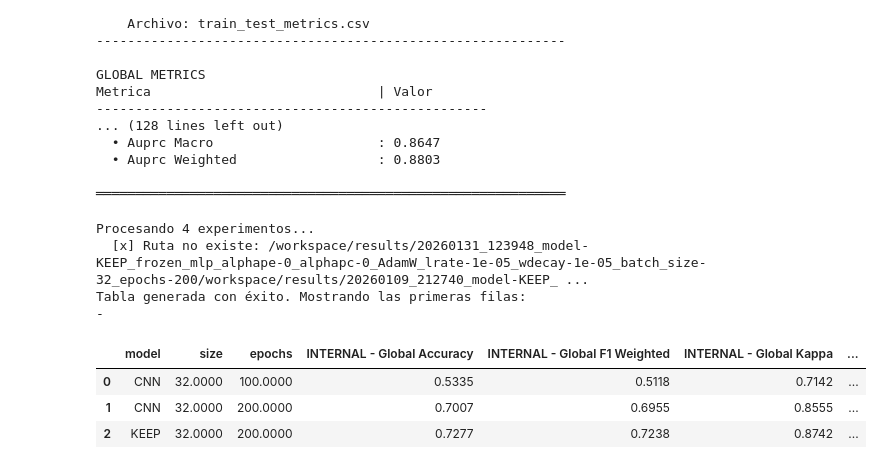
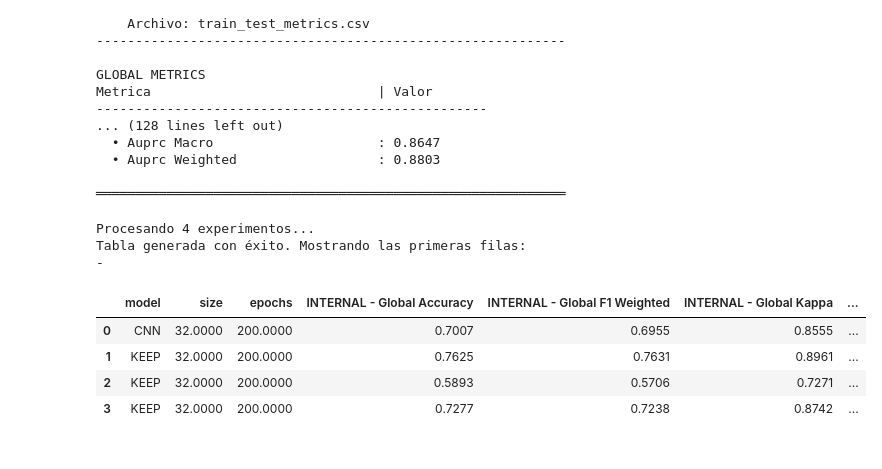
Before and after one commit to Nataliah612/Prost_Graph, a Jupyter notebook: notebooks/results_visualization.ipynb, the cells around one changed output. Saved outputs shown, nothing was run; the diff lists cells and outputs as text; code cells hidden in the pictures.

```diff
--- a/notebooks/results_visualization.ipynb
+++ b/notebooks/results_visualization.ipynb
@@ -370,37 +370,37 @@ def estilizar_tabla(df):
                    ])
 
 # ==============================================================================
 # EJEMPLO DE USO
 # ==============================================================================
 
 # 1. Define tu lista de rutas (puedes usar glob para obtenerlas automáticamente)
 experimentos = [
-    r"/workspace/results/20260127_204442_model-CNN_frozen_mlp_alphape-0_alphapc-0_AdamW_lrate-1e-05_wdecay-1e-05_batch_size-32_epochs-100",
     r"/workspace/results/20260108_150716_model-CNN_frozen_graph_alphape-0_alphapc-0_AdamW_lrate-1e-05_wdecay-1e-05_batch_size-32_epochs-200",
+    r"/workspace/results/20260109_212740_model-KEEP_unfrozen_graph_alphape-0_alphapc-0_AdamW_lrate-1e-05_wdecay-1e-05_batch_size-32_epochs-200",
+    #r"/workspace/results/20260127_113137_model-KEEP_unfrozen_mlp_alphape-0_alphapc-0_AdamW_lrate-1e-05_wdecay-1e-05_batch_size-32_epochs-100",
+    r"/workspace/results/20260131_123948_model-KEEP_frozen_mlp_alphape-0_alphapc-0_AdamW_lrate-1e-05_wdecay-1e-05_batch_size-32_epochs-200",
     r"/workspace/results/20260201_065936_model-KEEP_frozen_graph_alphape-0_alphapc-0_AdamW_lrate-1e-05_wdecay-1e-05_batch_size-32_epochs-200",
-    r"/workspace/results/20260131_123948_model-KEEP_frozen_mlp_alphape-0_alphapc-0_AdamW_lrate-1e-05_wdecay-1e-05_batch_size-32_epochs-200"
-    r"/workspace/results/20260109_212740_model-KEEP_unfrozen_graph_alphape-0_alphapc-0_AdamW_lrate-1e-05_wdecay-1e-05_batch_size-32_epochs-200",
 ]
 
 # O usar glob para coger todas las carpetas en results:
 # import glob
 # experimentos = glob.glob("/workspace/results/*")
 
 # 2. Generar el DataFrame
 df_resultados, df_reducido = generar_tabla_comparativa_red(experimentos)
 
 # 3. Mostrar resultados
 print("Tabla generada con éxito. Mostrando las primeras filas:")
 estilizar_tabla(df_resultados)
 
 print("-")
 estilizar_tabla(df_reducido)
 # %% [output]
 Procesando 4 experimentos...
-  [x] Ruta no existe: /workspace/results/20260131_123948_model-KEEP_frozen_mlp_alphape-0_alphapc-0_AdamW_lrate-1e-05_wdecay-1e-05_batch_size-32_epochs-200/workspace/results/20260109_212740_model-KEEP_ ...
 Tabla generada con éxito. Mostrando las primeras filas:
 -
 |  | model | size | epochs | INTERNAL - Global Accuracy | INTERNAL - Global F1 Weighted | INTERNAL - Global Kappa | ... |
-| 0 | CNN | 32.0000 | 100.0000 | 0.5335 | 0.5118 | 0.7142 | ... |
-| 1 | CNN | 32.0000 | 200.0000 | 0.7007 | 0.6955 | 0.8555 | ... |
-| 2 | KEEP | 32.0000 | 200.0000 | 0.7277 | 0.7238 | 0.8742 | ... |
+| 0 | CNN | 32.0000 | 200.0000 | 0.7007 | 0.6955 | 0.8555 | ... |
+| 1 | KEEP | 32.0000 | 200.0000 | 0.7625 | 0.7631 | 0.8961 | ... |
+| 2 | KEEP | 32.0000 | 200.0000 | 0.5893 | 0.5706 | 0.7271 | ... |
+| 3 | KEEP | 32.0000 | 200.0000 | 0.7277 | 0.7238 | 0.8742 | ... |
```
Also changed, not shown: parts of 3 cells of this notebook, 6 other files.
